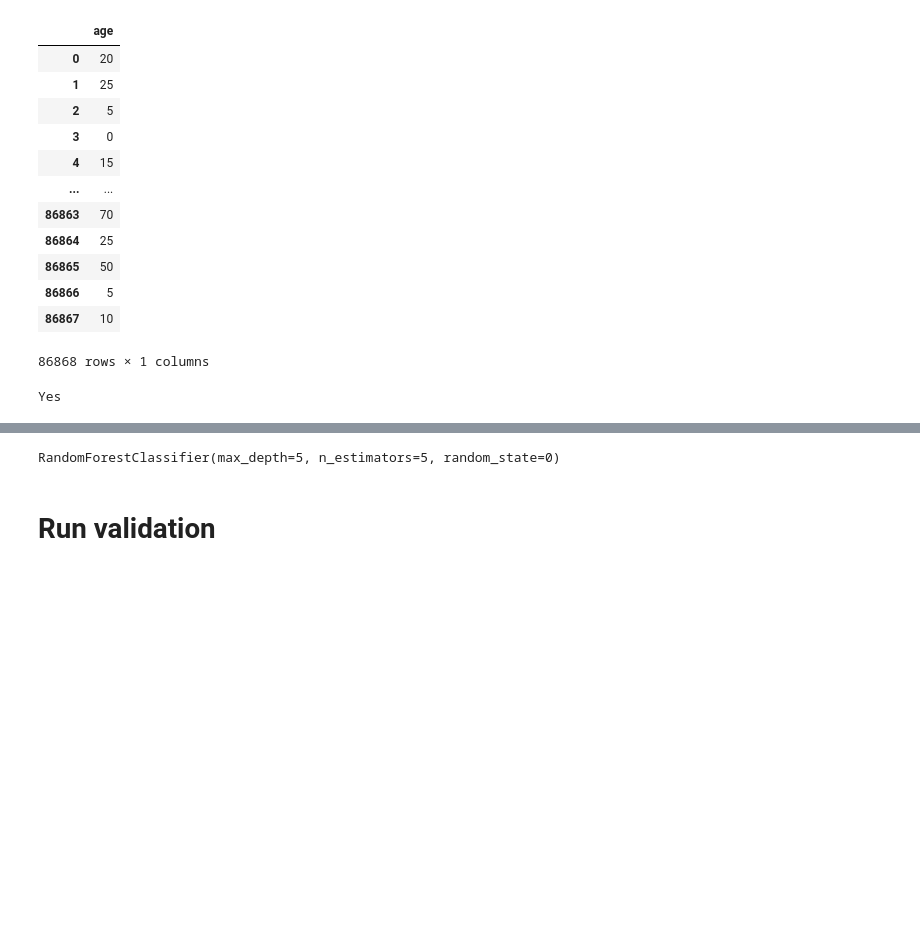
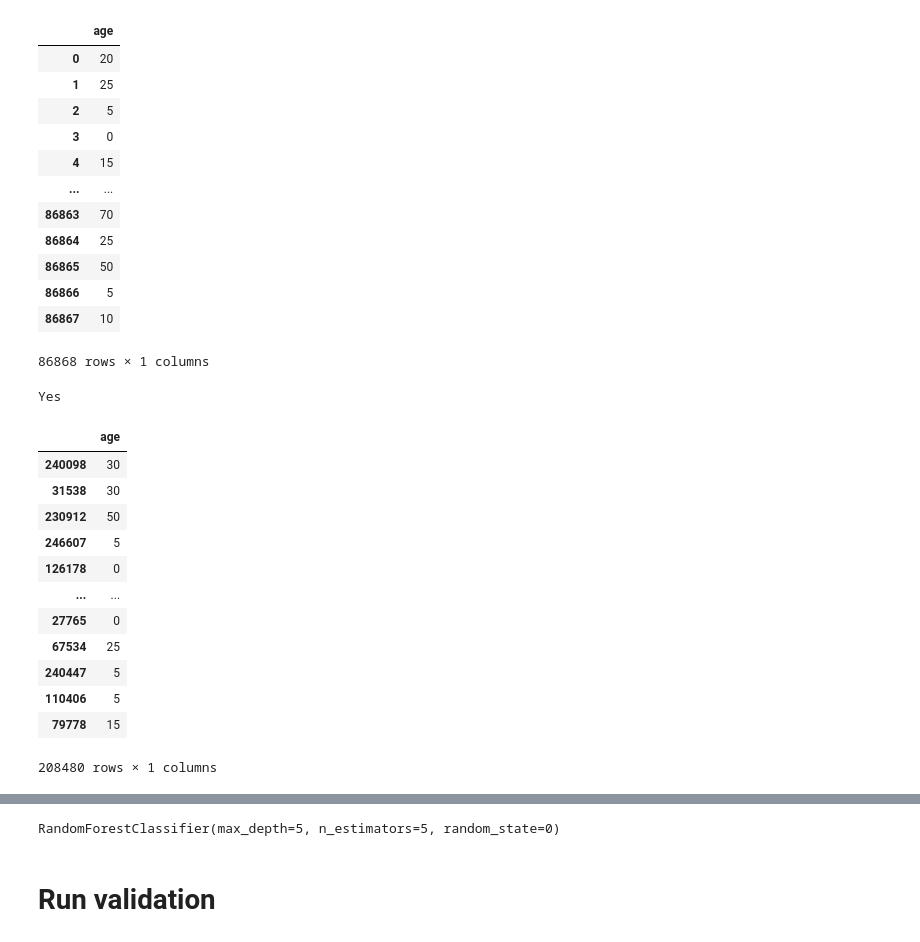
Before and after one commit to rswm/Earthquake-challenge, a Jupyter notebook: master_pipeline.ipynb, the cells around one changed output, grey strips where cells are left out. Drawn from its saved outputs; the diff is of its cells as text; code cells hidden in the pictures; blank space fills up the shorter version.

```diff
--- a/master_pipeline.ipynb
+++ b/master_pipeline.ipynb
@@ -100,3 +101,19 @@ Yes
 target_column_name = 'damage_grade'
 # %%
 X_train, X_test, y_train, y_test = train_test_split_function(selected_df,target_column_name)
+# %%
+X_train
+# %% [output]
+|  | age |
+| 240098 | 30 |
+| 31538 | 30 |
+| 230912 | 50 |
+| 246607 | 5 |
+| 126178 | 0 |
+| ... | ... |
+| 27765 | 0 |
+| 67534 | 25 |
+| 240447 | 5 |
+| 110406 | 5 |
+| 79778 | 15 |
+208480 rows × 1 columns
```
Also changed, not shown: parts of 7 cells of this notebook, 6 other files.
